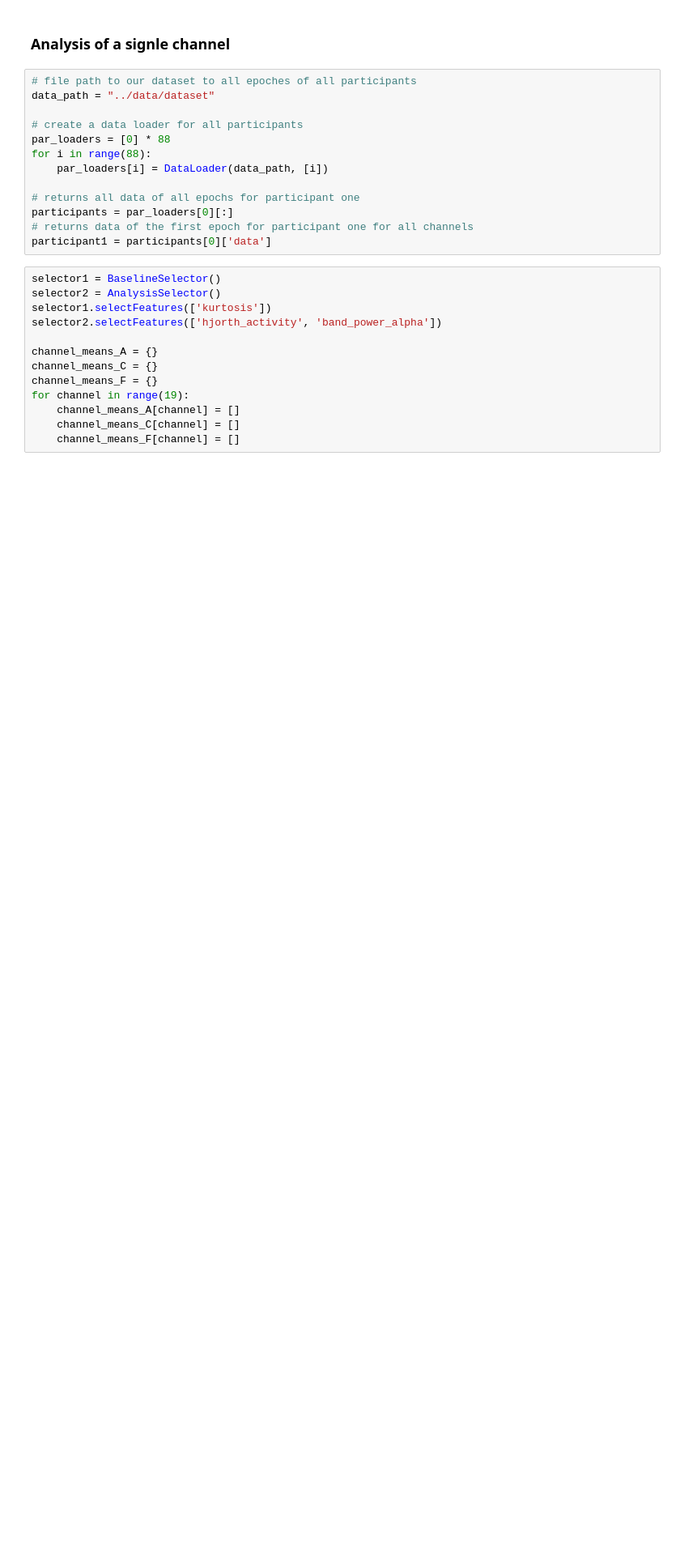
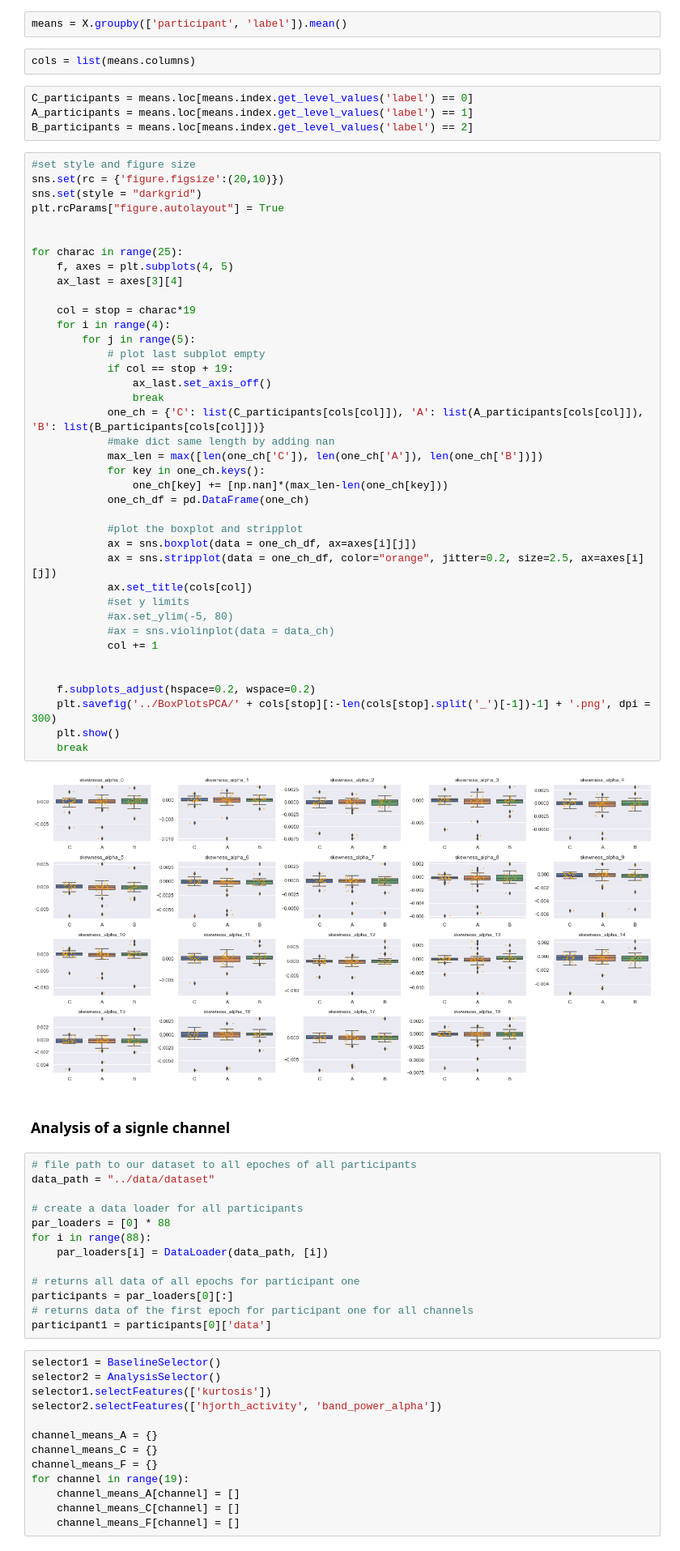
Before and after one commit to strajdzsha/EEG-classification, a Jupyter notebook: analysis/box_plots.ipynb, the cells around one changed output. Shown at 81% size. Drawn from its saved outputs; the diff is of its cells as text; blank space fills up the shorter version.

Commit message:
box plots for all channels (all features)

```diff
--- a/analysis/box_plots.ipynb
+++ b/analysis/box_plots.ipynb
@@ -14,3 +34,52 @@ import scipy
+# %%
+means = X.groupby(['participant', 'label']).mean()
+# %%
+cols = list(means.columns)
+# %%
+C_participants = means.loc[means.index.get_level_values('label') == 0]
+A_participants = means.loc[means.index.get_level_values('label') == 1]
+B_participants = means.loc[means.index.get_level_values('label') == 2]
+# %%
+#set style and figure size
+sns.set(rc = {'figure.figsize':(20,10)})
+sns.set(style = "darkgrid")
+plt.rcParams["figure.autolayout"] = True
+
+
+for charac in range(25):
+    f, axes = plt.subplots(4, 5)
+    ax_last = axes[3][4]
+
+    col = stop = charac*19
+    for i in range(4):
+        for j in range(5):
+            # plot last subplot empty
+            if col == stop + 19:
+                ax_last.set_axis_off()
+                break
+            one_ch = {'C': list(C_participants[cols[col]]), 'A': list(A_participants[cols[col]]), 'B': list(B_participants[cols[col]])}
+            #make dict same length by adding nan
+            max_len = max([len(one_ch['C']), len(one_ch['A']), len(one_ch['B'])])
+            for key in one_ch.keys():
+                one_ch[key] += [np.nan]*(max_len-len(one_ch[key]))
+            one_ch_df = pd.DataFrame(one_ch)
+
+            #plot the boxplot and stripplot
+            ax = sns.boxplot(data = one_ch_df, ax=axes[i][j])
+            ax = sns.stripplot(data = one_ch_df, color="orange", jitter=0.2, size=2.5, ax=axes[i][j])
+            ax.set_title(cols[col])
+            #set y limits
+            #ax.set_ylim(-5, 80)
+            #ax = sns.violinplot(data = data_ch)
+            col += 1
+
+
+    f.subplots_adjust(hspace=0.2, wspace=0.2)
+    plt.savefig('../BoxPlotsPCA/' + cols[stop][:-len(cols[stop].split('_')[-1])-1] + '.png', dpi = 300)
+    plt.show()
+    break
+# %% [output]
+[figure, added]
 # %% [markdown]
 ### Analysis of a signle channel
 # %%
```
Also changed, not shown: parts of 3 cells of this notebook, 35 other files.
